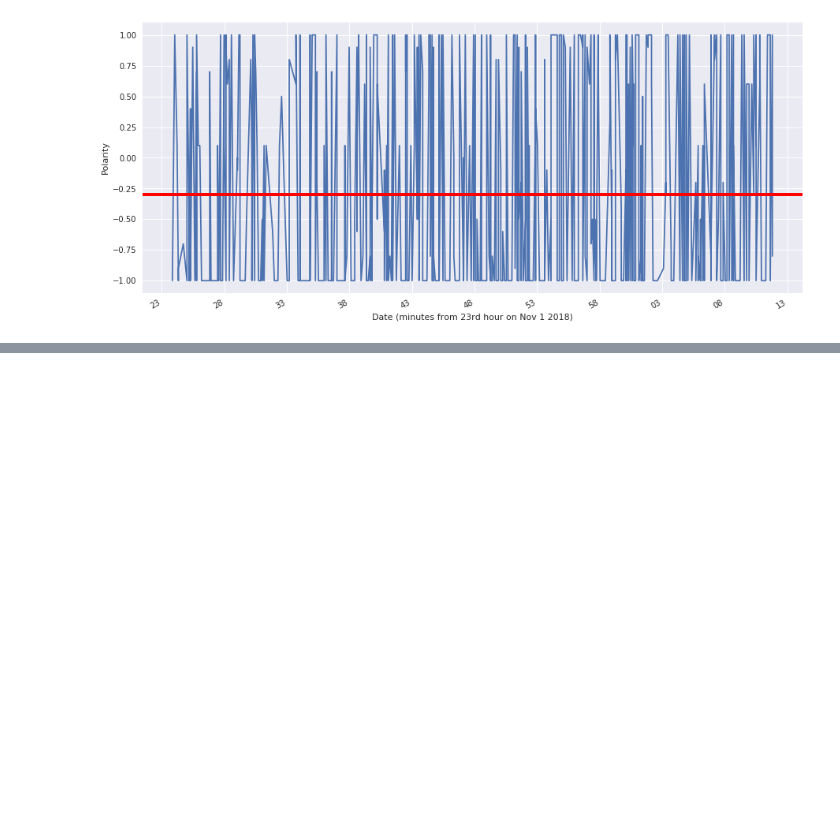
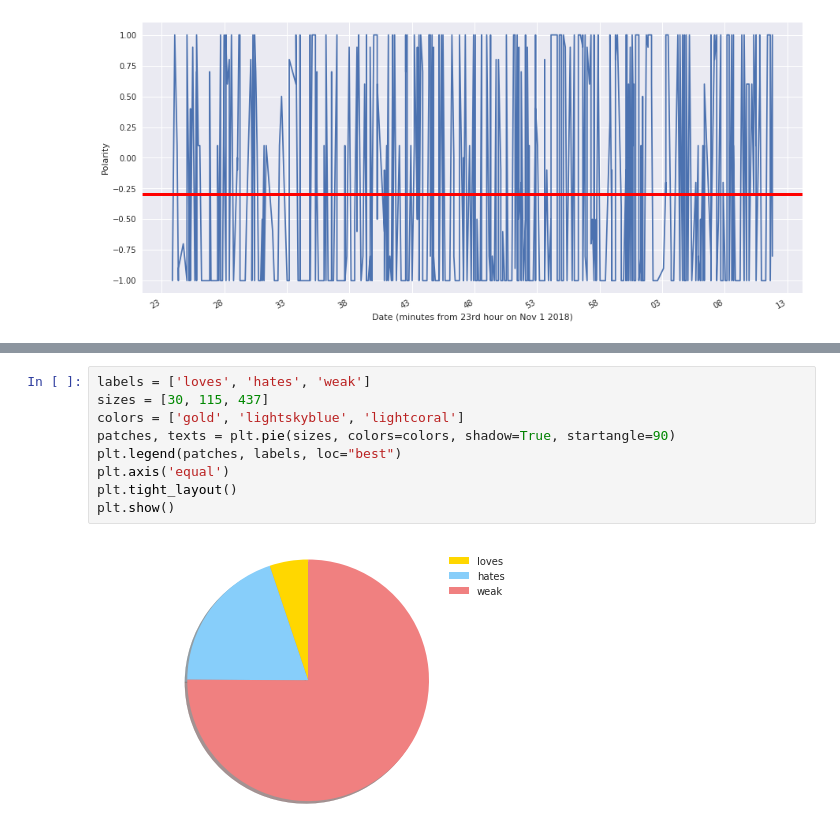
Before and after one commit to AstroHyde/gcp-tweets-streaming-pipeline, a Jupyter notebook: nlptweets.ipynb, the cells around one changed output, grey strips where cells are left out. Saved outputs shown, nothing was run; the diff lists cells and outputs as text; blank space fills up the shorter version.

```diff
--- a/nlptweets.ipynb
+++ b/nlptweets.ipynb
@@ -161,0 +182,11 @@ Text(0,0.5,u'Polarity')
+# %%
+labels = ['loves', 'hates', 'weak']
+sizes = [30, 115, 437]
+colors = ['gold', 'lightskyblue', 'lightcoral']
+patches, texts = plt.pie(sizes, colors=colors, shadow=True, startangle=90)
+plt.legend(patches, labels, loc="best")
+plt.axis('equal')
+plt.tight_layout()
+plt.show()
+# %% [output]
+[figure, added]
```
Also changed, not shown: parts of 14 cells of this notebook.
